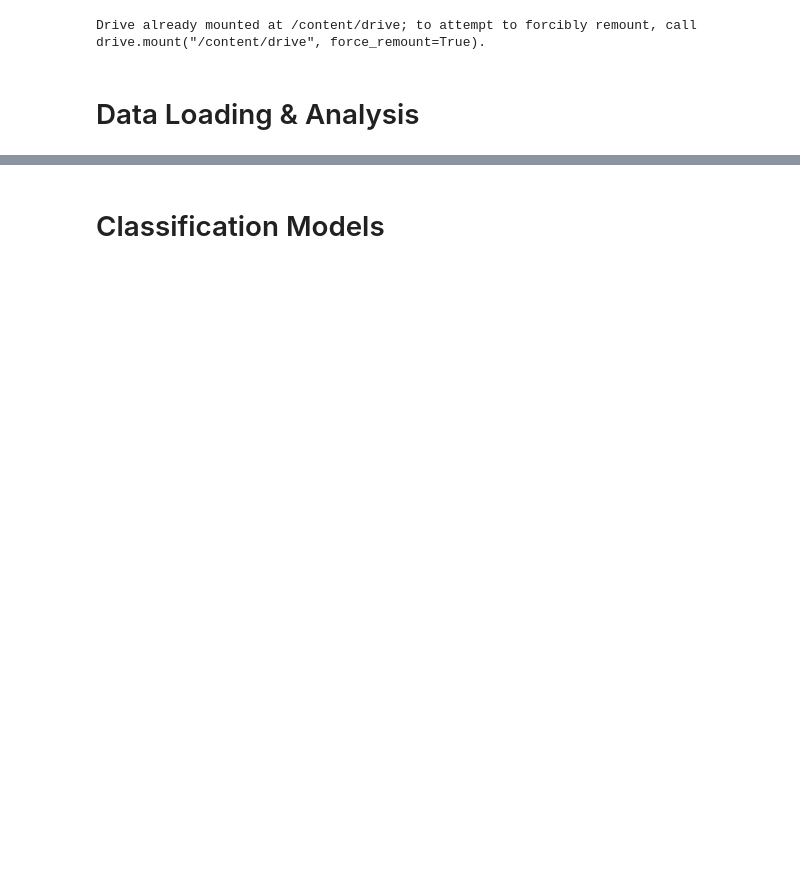
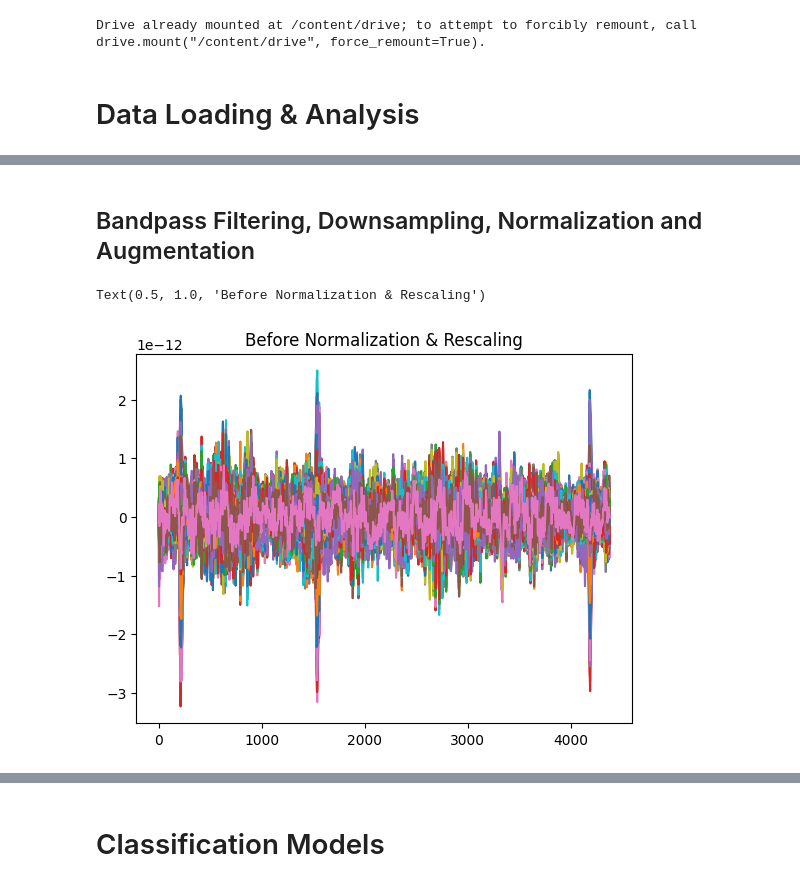
Before and after one commit to Jagoda222/DL_assignment2, a Jupyter notebook: DL_MEG_A2.ipynb, the cells around one changed output, grey strips where cells are left out. Cells and saved outputs as stored; diff of their text form; code cells hidden in the pictures; blank space fills up the shorter version.

Commit message:
final version - stratified group kfold + epoched data; best performance - baseline

```diff
--- a/DL_MEG_A2.ipynb
+++ b/DL_MEG_A2.ipynb
@@ -118,8 +138,9 @@ for fname in sorted(files):
 # %%
+single_sample = raws[0]
 print(f"Number of recordings: {len(raws)}")
 print(f"Unique tasks: {set(labels)}")
-print(f"Info: {raw.info}")
-data, times = raw[:, :]  # shape: (n_channels, n_times)
+print(f"Info: {single_sample.info}")
+data, times = single_sample[:, :]  # shape: (n_channels, n_times)
 print("Min value:", data.min())
 print("Max value:", data.max())
 # %% [output]
@@ -259,0 +211,12 @@ norm_data = z_norm(epoched_data)
+# %%
+for i, raw in enumerate(raws):  # raw_trials is your list of 32 mne.io.Raw objects
+    raw.info['bads'] = bad_in_all_trials
+    raws[i] = raw.copy().drop_channels(bad_in_all_trials)
+# %%
+single_sample = raws[0]
+print(f"Number of recordings: {len(raws)}")
+print(f"Unique tasks: {set(labels)}")
+print(f"Info: {single_sample.info}")
+data, times = single_sample[:, :]  # shape: (n_channels, n_times)
+print("Min value:", data.min())
+print("Max value:", data.max())
@@ -259,0 +240,2 @@ norm_data = z_norm(epoched_data)
+# %% [markdown]
+## Bandpass Filtering, Downsampling, Normalization and Augmentation
@@ -259,0 +311,9 @@ norm_data = z_norm(epoched_data)
+# %%
+filtered_data = bandpass_filter(raws, 1, 40)
+downsampled_data = downsampling(filtered_data, 250)
+# %%
+plt.plot(downsampled_data[0].transpose(1,0))
+plt.title(f"Before Normalization & Rescaling")
+# %% [output]
+Text(0.5, 1.0, 'Before Normalization & Rescaling')
+[figure, added]
```
Also changed, not shown: parts of 46 cells of this notebook.
